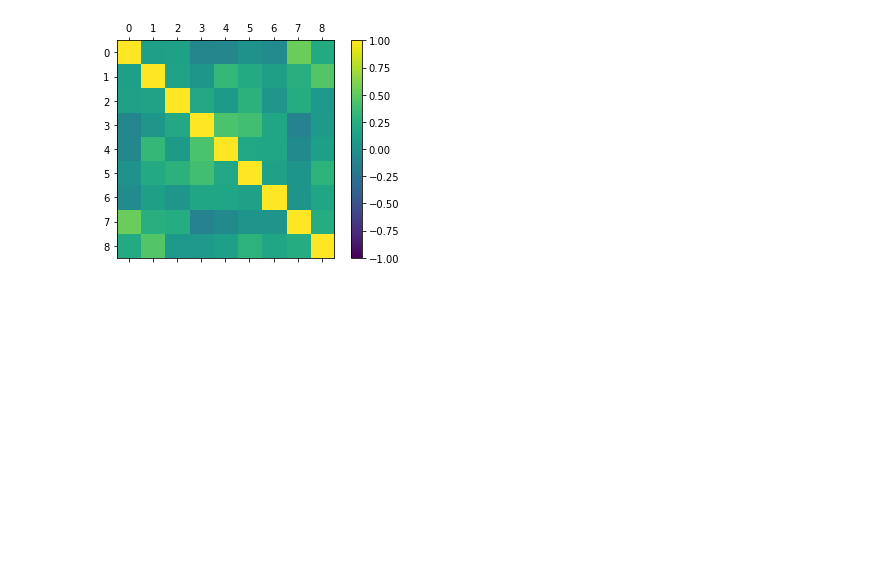
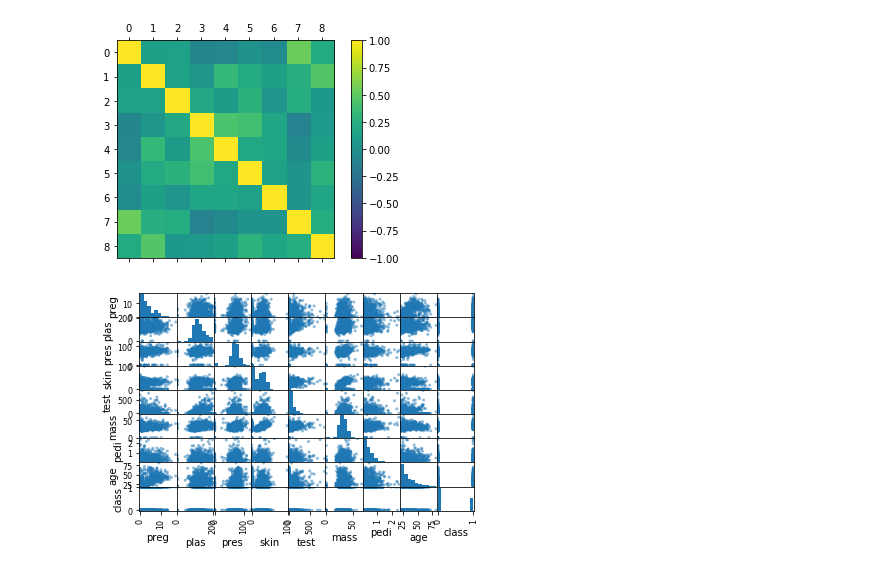
Before and after one commit to Akif-Mufti/Machine-Learning-with-Python, a Jupyter notebook: LearningML2.ipynb, the cells around one changed output. Cells and saved outputs as stored; diff of their text form; code cells hidden in the pictures; blank space fills up the shorter version.

```diff
--- a/LearningML2.ipynb
+++ b/LearningML2.ipynb
@@ -41,0 +47,12 @@ pyplot.show()
+# %%
+# Scatterplot Matrix
+from matplotlib import pyplot
+from pandas import read_csv
+from pandas.plotting import scatter_matrix
+filename = "pima-indians-diabetes.data.csv"
+names = ['preg', 'plas', 'pres', 'skin', 'test', 'mass', 'pedi', 'age', 'class']
+data = read_csv(filename, names=names)
+scatter_matrix(data)
+pyplot.show()
+# %% [output]
+[figure, added]
```
Also changed, not shown: parts of 3 cells of this notebook.
